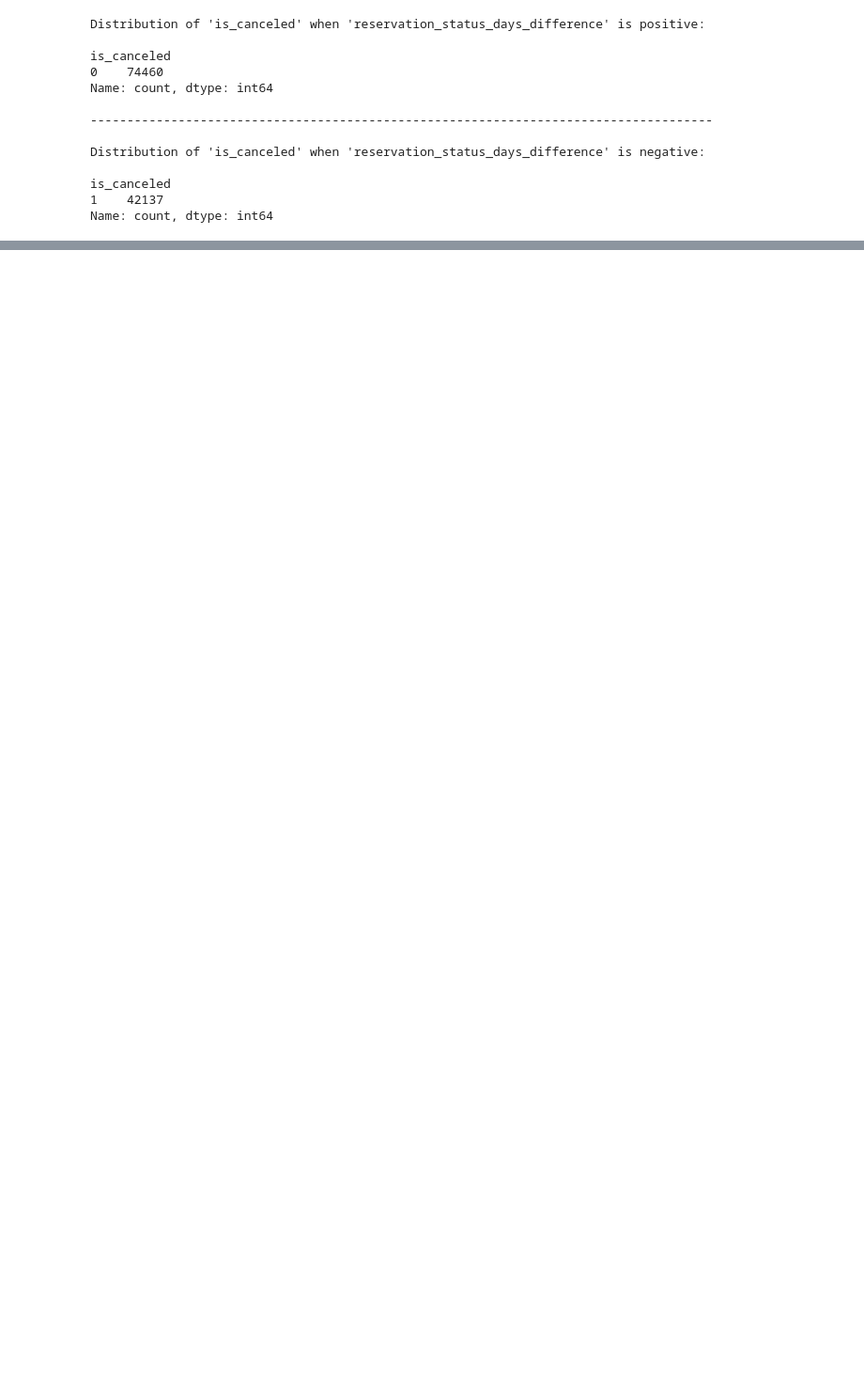
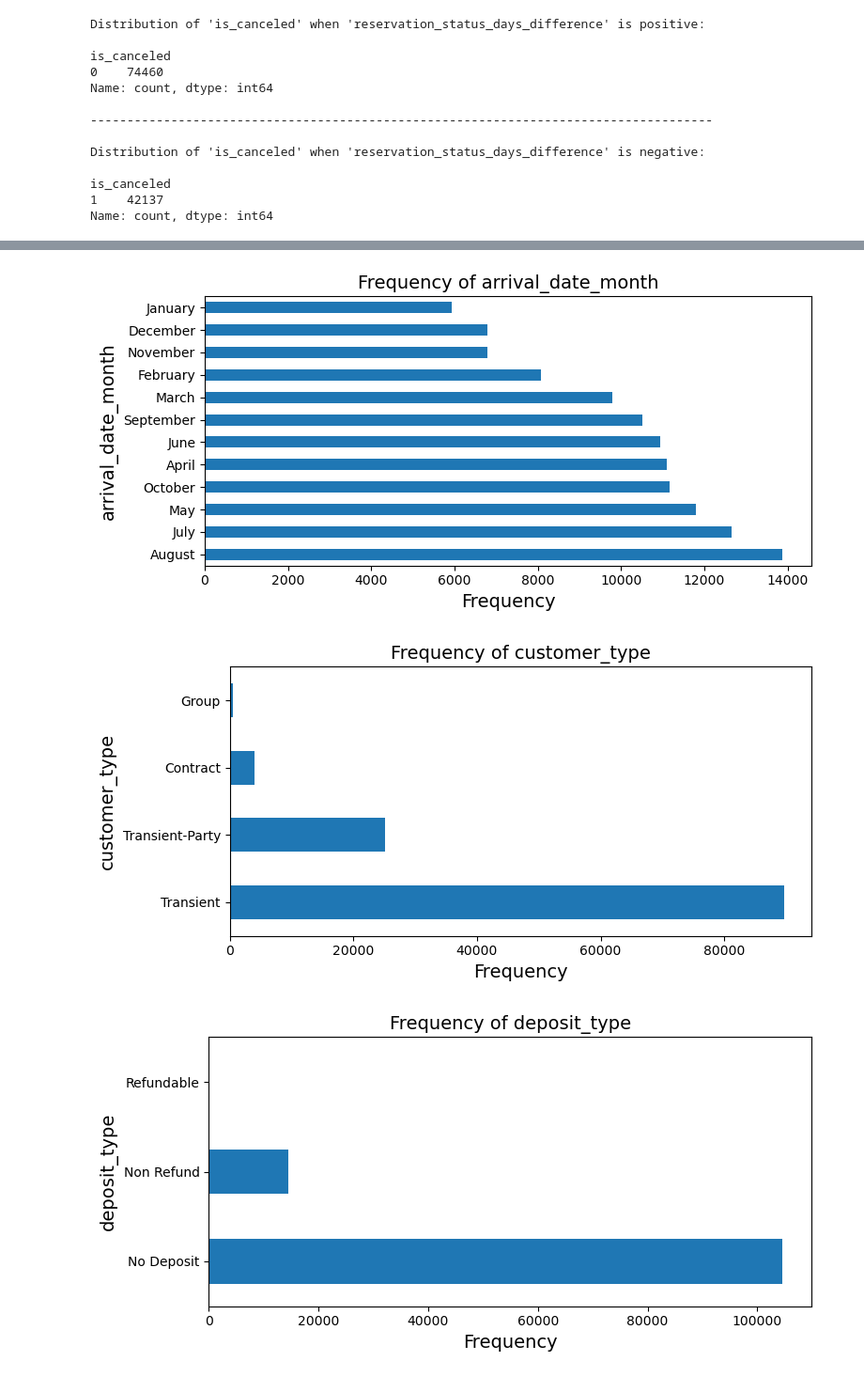
Before and after one commit to McGill-MMA-EnterpriseAnalytics/hotel-cancellation-analysis, a Jupyter notebook: EDA_FinalProject.ipynb, the cells around one changed output, grey strips where cells are left out. Shown: that part at 94% size. Saved outputs shown, nothing was run; the diff lists cells and outputs as text; code cells hidden in the pictures; blank space fills up the shorter version.

```diff
--- a/EDA_FinalProject.ipynb
+++ b/EDA_FinalProject.ipynb
@@ -157,0 +323,22 @@ Name: count, dtype: int64
+# %%
+categorical_columns = ['arrival_date_month', 'customer_type', 'deposit_type', 'assigned_room_type', 'reserved_room_type',
+                      'distribution_channel', 'market_segment']
+
+# Plotting
+for column in categorical_columns:
+    # Calculate frequency of each category
+    value_counts = data[column].value_counts()
+
+
+    # Create horizontal bar chart
+    plt.figure(figsize=(8, 4))
+    value_counts.plot(kind='barh')  # 'barh' creates a horizontal bar chart
+    plt.title(f'Frequency of {column}')
+    plt.xlabel('Frequency')
+    plt.ylabel(column)
+    plt.tight_layout()  # Adjust layout to make room for the longer labels
+    plt.show()
+# %% [output]
+[figure, added]
+[figure, added]
+[figure, added]
```
Also changed, not shown: parts of 26 cells of this notebook.
